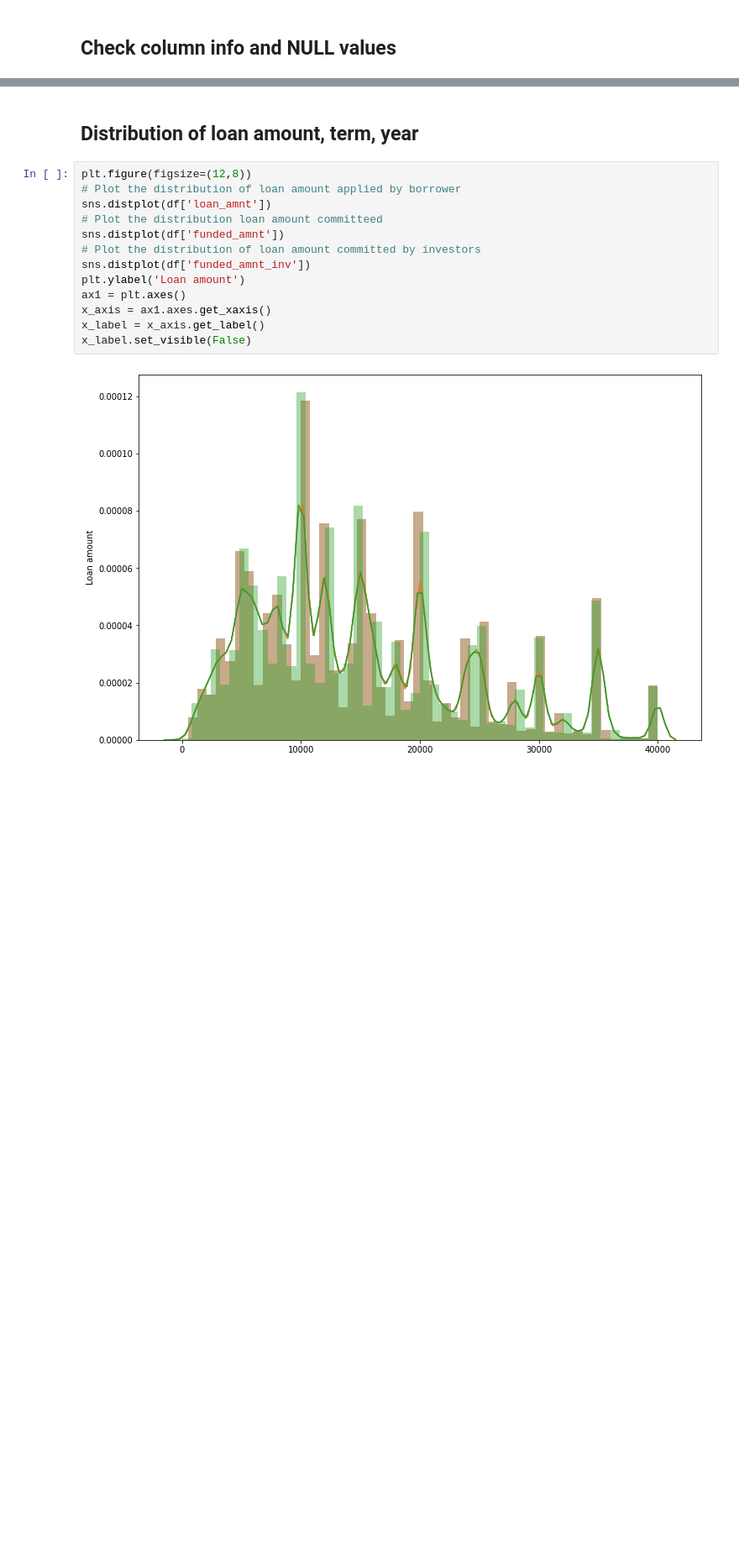
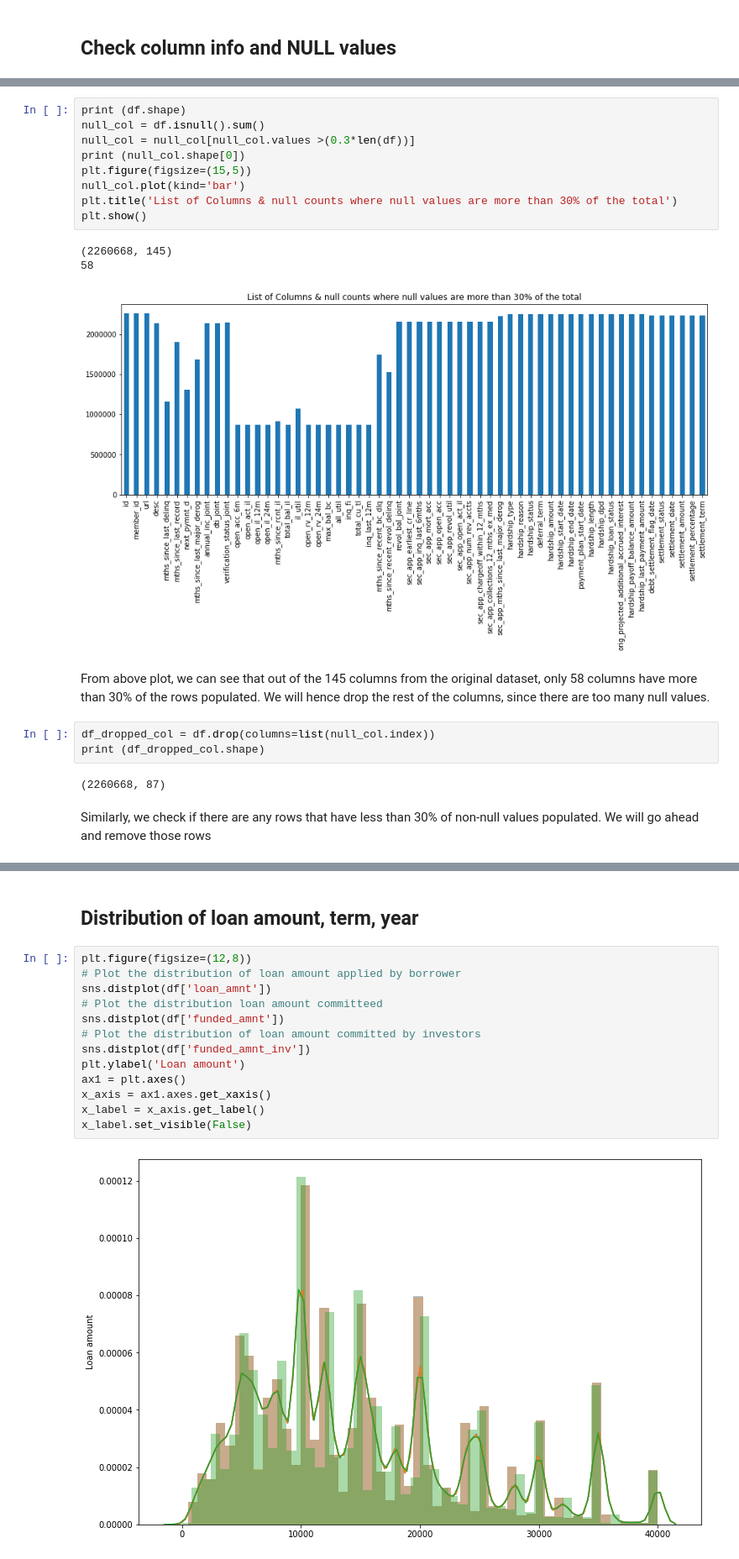
Before and after one commit to chihongtao91/loan_prediction, a Jupyter notebook: data_exploration.ipynb, the cells around one changed output, grey strips where cells are left out. Shown: that part at 84% size. Saved outputs shown, nothing was run; the diff lists cells and outputs as text; blank space fills up the shorter version.

```diff
--- a/data_exploration.ipynb
+++ b/data_exploration.ipynb
@@ -40,0 +72,22 @@ memory usage: 2.5+ GB
+# %%
+print (df.shape)
+null_col = df.isnull().sum()
+null_col = null_col[null_col.values >(0.3*len(df))]
+print (null_col.shape[0])
+plt.figure(figsize=(15,5))
+null_col.plot(kind='bar')
+plt.title('List of Columns & null counts where null values are more than 30% of the total')
+plt.show()
+# %% [output]
+(2260668, 145)
+58
+[figure, added]
+# %% [markdown]
+From above plot, we can see that out of the 145 columns from the original dataset, only 58 columns have more than 30% of the rows populated. We will hence drop the rest of the columns, since there are too many null values.
+# %%
+df_dropped_col = df.drop(columns=list(null_col.index))
+print (df_dropped_col.shape)
+# %% [output]
+(2260668, 87)
+# %% [markdown]
+Similarly, we check if there are any rows that have less than 30% of non-null values populated. We will go ahead and remove those rows
```
Also changed, not shown: parts of 16 cells of this notebook.
